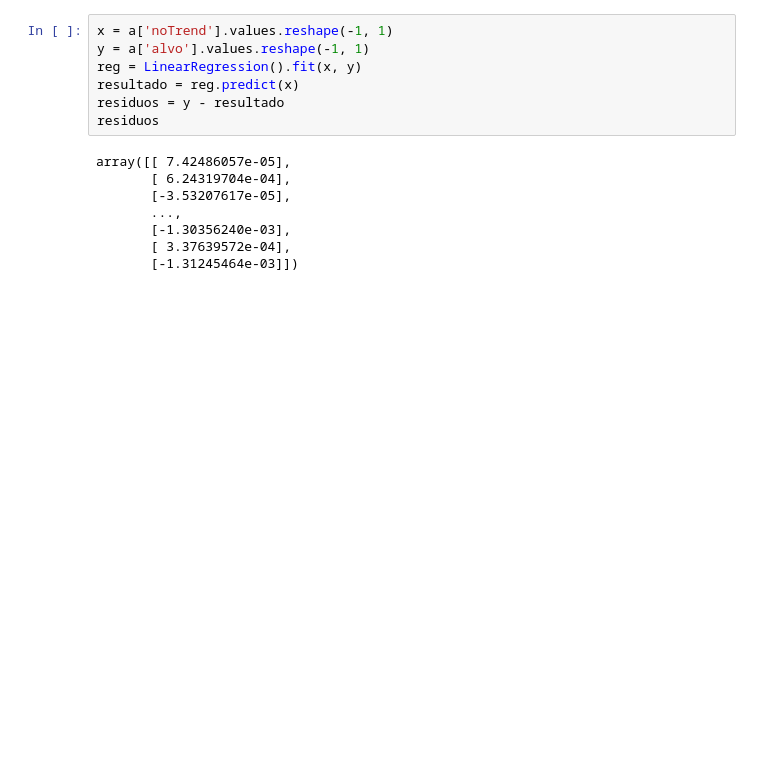
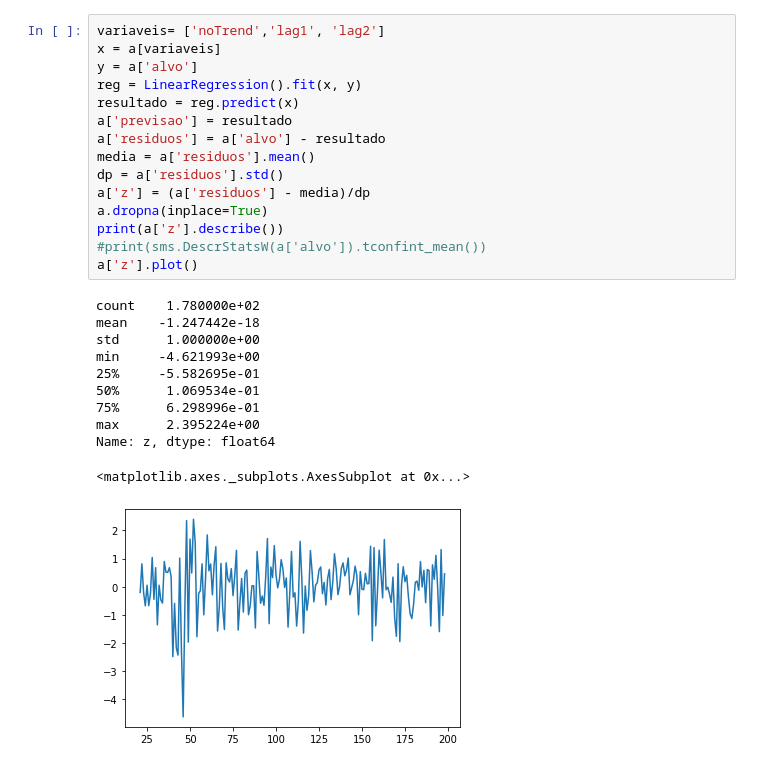
Before and after one commit to DanielSTS/TradingQuant, a Jupyter notebook: Z-Score.ipynb, the cells around one changed output. Drawn from its saved outputs; the diff is of its cells as text; blank space fills up the shorter version.

```diff
--- a/Z-Score.ipynb
+++ b/Z-Score.ipynb
@@ -53,15 +62,27 @@ Name: return, dtype: float64
-# %%
-x = a['noTrend'].values.reshape(-1, 1)
-y = a['alvo'].values.reshape(-1, 1)
-reg = LinearRegression().fit(x, y)
-resultado = reg.predict(x)
-residuos = y - resultado
-residuos
-# %% [output]
-array([[ 7.42486057e-05],
-       [ 6.24319704e-04],
-       [-3.53207617e-05],
-       ...,
-       [-1.30356240e-03],
-       [ 3.37639572e-04],
-       [-1.31245464e-03]])
+# %%
+variaveis= ['noTrend','lag1', 'lag2']
+x = a[variaveis]
+y = a['alvo']
+reg = LinearRegression().fit(x, y)
+resultado = reg.predict(x)
+a['previsao'] = resultado
+a['residuos'] = a['alvo'] - resultado
+media = a['residuos'].mean()
+dp = a['residuos'].std()
+a['z'] = (a['residuos'] - media)/dp
+a.dropna(inplace=True)
+print(a['z'].describe())
+#print(sms.DescrStatsW(a['alvo']).tconfint_mean())
+a['z'].plot()
+# %% [output]
+count    1.780000e+02
+mean    -1.247442e-18
+std      1.000000e+00
+min     -4.621993e+00
+25%     -5.582695e-01
+50%      1.069534e-01
+75%      6.298996e-01
+max      2.395224e+00
+Name: z, dtype: float64
+<matplotlib.axes._subplots.AxesSubplot at 0x...>
+[figure, added]
```
Also changed, not shown: parts of 6 cells of this notebook, 1 other file.
